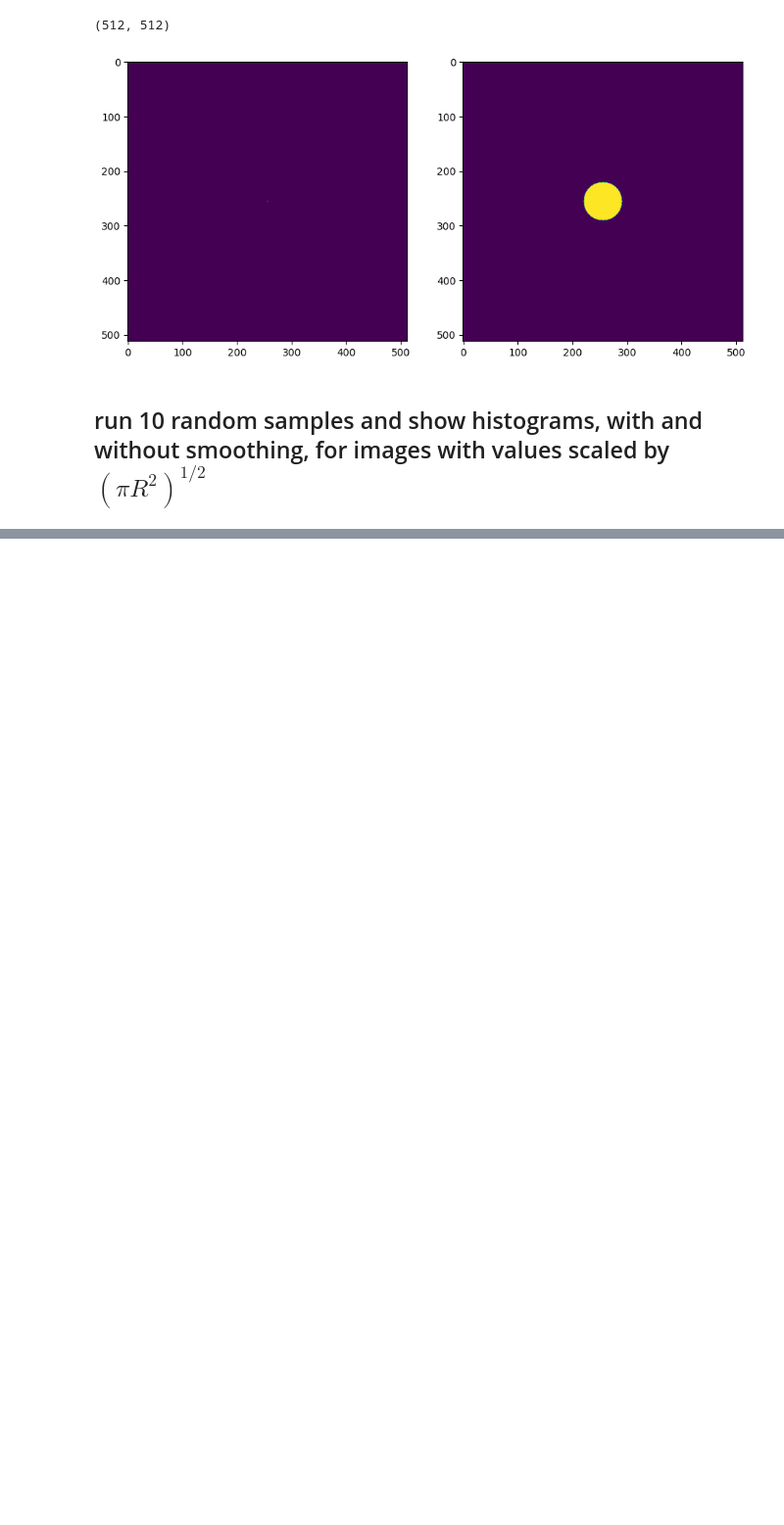
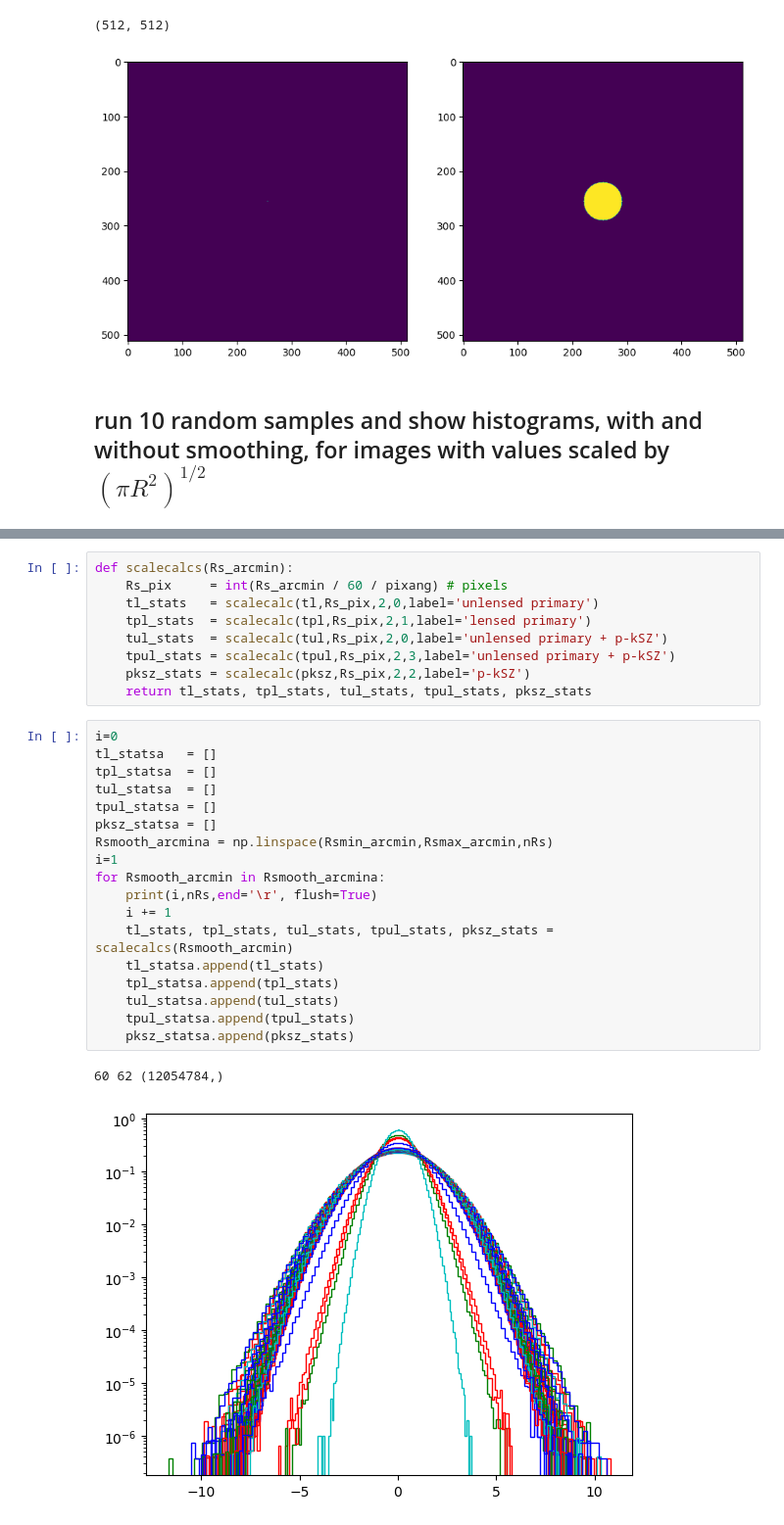
Before and after one commit to marcelo-alvarez/realspk, a Jupyter notebook: real.ipynb, the cells around one changed output, grey strips where cells are left out. Shown: that part at 98% size. Drawn from its saved outputs; the diff is of its cells as text; blank space fills up the shorter version.

```diff
--- a/real.ipynb
+++ b/real.ipynb
@@ -90,0 +207,30 @@ allsamples(4096)
+# %%
+def scalecalcs(Rs_arcmin):
+    Rs_pix     = int(Rs_arcmin / 60 / pixang) # pixels
+    tl_stats   = scalecalc(tl,Rs_pix,2,0,label='unlensed primary')
+    tpl_stats  = scalecalc(tpl,Rs_pix,2,1,label='lensed primary')
+    tul_stats  = scalecalc(tul,Rs_pix,2,0,label='unlensed primary + p-kSZ')
+    tpul_stats = scalecalc(tpul,Rs_pix,2,3,label='unlensed primary + p-kSZ')
+    pksz_stats = scalecalc(pksz,Rs_pix,2,2,label='p-kSZ')
+    return tl_stats, tpl_stats, tul_stats, tpul_stats, pksz_stats
+# %%
+i=0
+tl_statsa   = []
+tpl_statsa  = []
+tul_statsa  = []
+tpul_statsa = []
+pksz_statsa = []
+Rsmooth_arcmina = np.linspace(Rsmin_arcmin,Rsmax_arcmin,nRs)
+i=1
+for Rsmooth_arcmin in Rsmooth_arcmina:
+    print(i,nRs,end='\r', flush=True)
+    i += 1
+    tl_stats, tpl_stats, tul_stats, tpul_stats, pksz_stats = scalecalcs(Rsmooth_arcmin)
+    tl_statsa.append(tl_stats)
+    tpl_statsa.append(tpl_stats)
+    tul_statsa.append(tul_stats)
+    tpul_statsa.append(tpul_stats)
+    pksz_statsa.append(pksz_stats)
+# %% [output]
+60 62 (12054784,)
+[figure, added]
```
Also changed, not shown: parts of 14 cells of this notebook.
